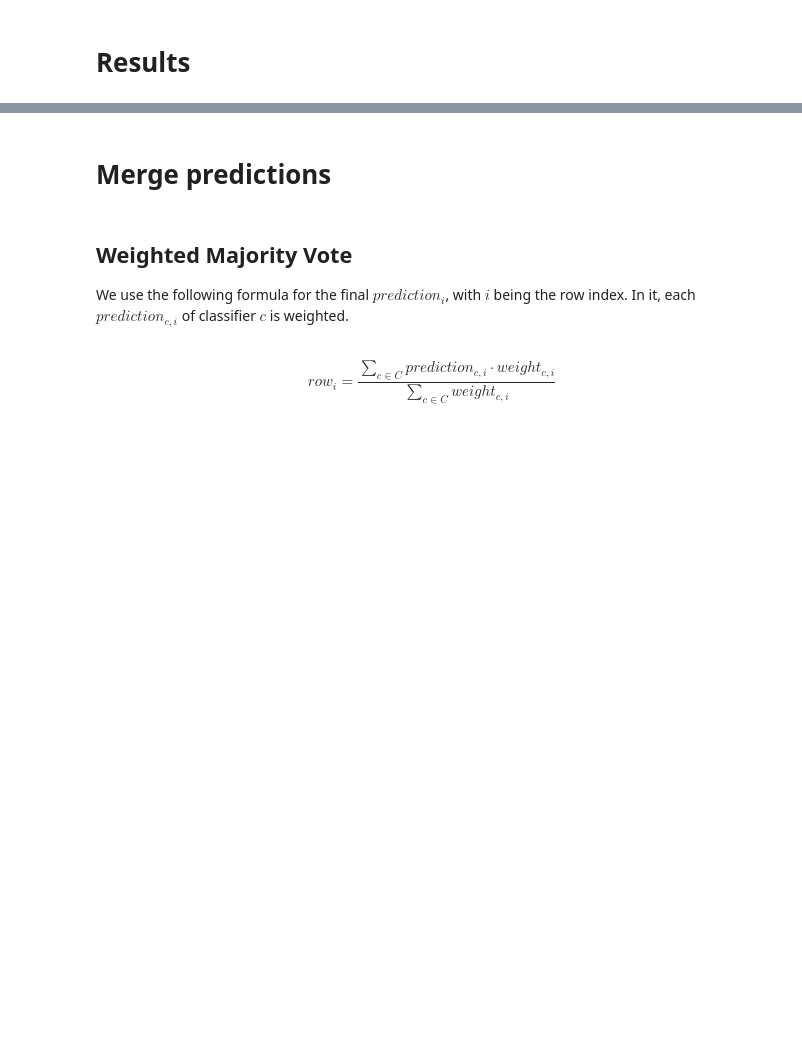
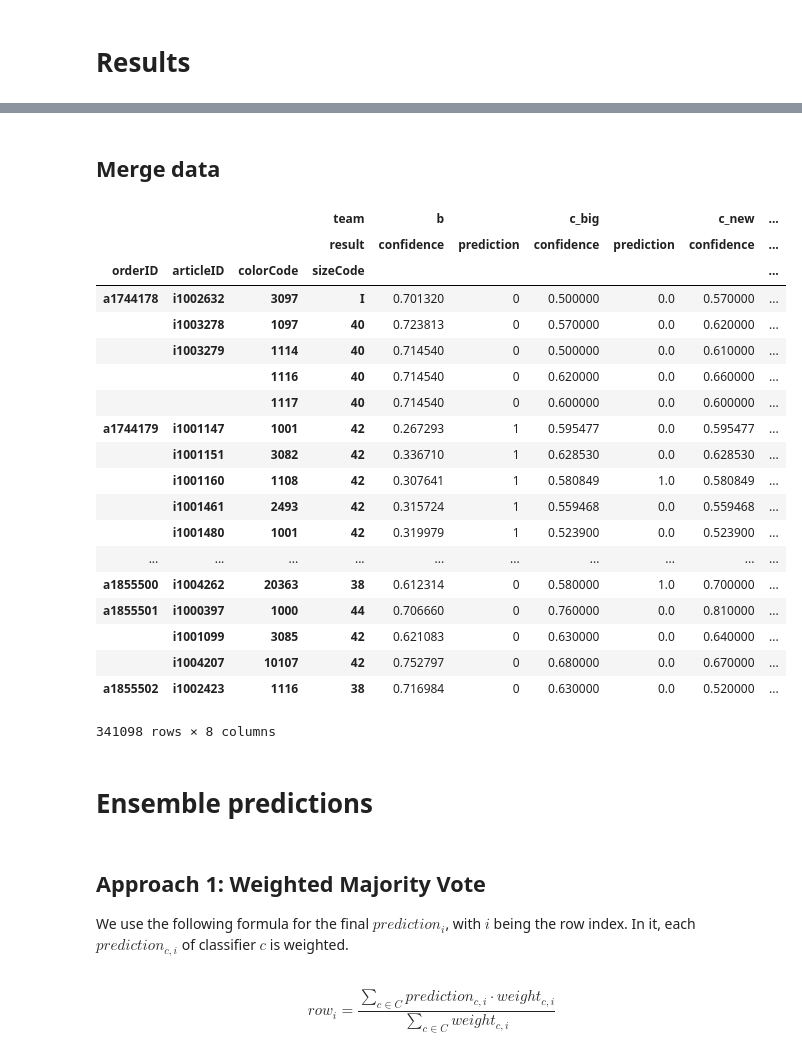
Before and after one commit to busfahren/dmc-results, a Jupyter notebook: merge.ipynb, the cells around one changed output, grey strips where cells are left out. Drawn from its saved outputs; the diff is of its cells as text; code cells hidden in the pictures; blank space fills up the shorter version.

```diff
--- a/merge.ipynb
+++ b/merge.ipynb
@@ -65,7 +45,33 @@ KeyError: 'prediction'
 # %% [markdown]
-# Merge predictions
+## Merge data
+# %%
+merged = merge.merge()
+merged
+# %% [output]
+|  |  |  | team | b |  | c_big |  | c_new | ... |
+|  |  |  | result | confidence | prediction | confidence | prediction | confidence | ... |
+| orderID | articleID | colorCode | sizeCode |  |  |  |  |  | ... |
+| a1744178 | i1002632 | 3097 | I | 0.701320 | 0 | 0.500000 | 0.0 | 0.570000 | ... |
+|  | i1003278 | 1097 | 40 | 0.723813 | 0 | 0.570000 | 0.0 | 0.620000 | ... |
+|  | i1003279 | 1114 | 40 | 0.714540 | 0 | 0.500000 | 0.0 | 0.610000 | ... |
+|  |  | 1116 | 40 | 0.714540 | 0 | 0.620000 | 0.0 | 0.660000 | ... |
+|  |  | 1117 | 40 | 0.714540 | 0 | 0.600000 | 0.0 | 0.600000 | ... |
+| a1744179 | i1001147 | 1001 | 42 | 0.267293 | 1 | 0.595477 | 0.0 | 0.595477 | ... |
+|  | i1001151 | 3082 | 42 | 0.336710 | 1 | 0.628530 | 0.0 | 0.628530 | ... |
+|  | i1001160 | 1108 | 42 | 0.307641 | 1 | 0.580849 | 1.0 | 0.580849 | ... |
+|  | i1001461 | 2493 | 42 | 0.315724 | 1 | 0.559468 | 0.0 | 0.559468 | ... |
+|  | i1001480 | 1001 | 42 | 0.319979 | 1 | 0.523900 | 0.0 | 0.523900 | ... |
+| ... | ... | ... | ... | ... | ... | ... | ... | ... | ... |
+| a1855500 | i1004262 | 20363 | 38 | 0.612314 | 0 | 0.580000 | 1.0 | 0.700000 | ... |
+| a1855501 | i1000397 | 1000 | 44 | 0.706660 | 0 | 0.760000 | 0.0 | 0.810000 | ... |
+|  | i1001099 | 3085 | 42 | 0.621083 | 0 | 0.630000 | 0.0 | 0.640000 | ... |
+|  | i1004207 | 10107 | 42 | 0.752797 | 0 | 0.680000 | 0.0 | 0.670000 | ... |
+| a1855502 | i1002423 | 1116 | 38 | 0.716984 | 0 | 0.630000 | 0.0 | 0.520000 | ... |
+341098 rows × 8 columns
+# %% [markdown]
+# Ensemble predictions
 # %% [markdown]
-## Weighted Majority Vote
+## Approach 1: Weighted Majority Vote
 
 We use the following formula for the final $prediction_i$, with $i$ being the row index. In it, each $prediction_{c,i}$ of classifier $c$ is weighted.
 # %% [markdown]
```
Also changed, not shown: parts of 20 cells of this notebook, 2 other files.
